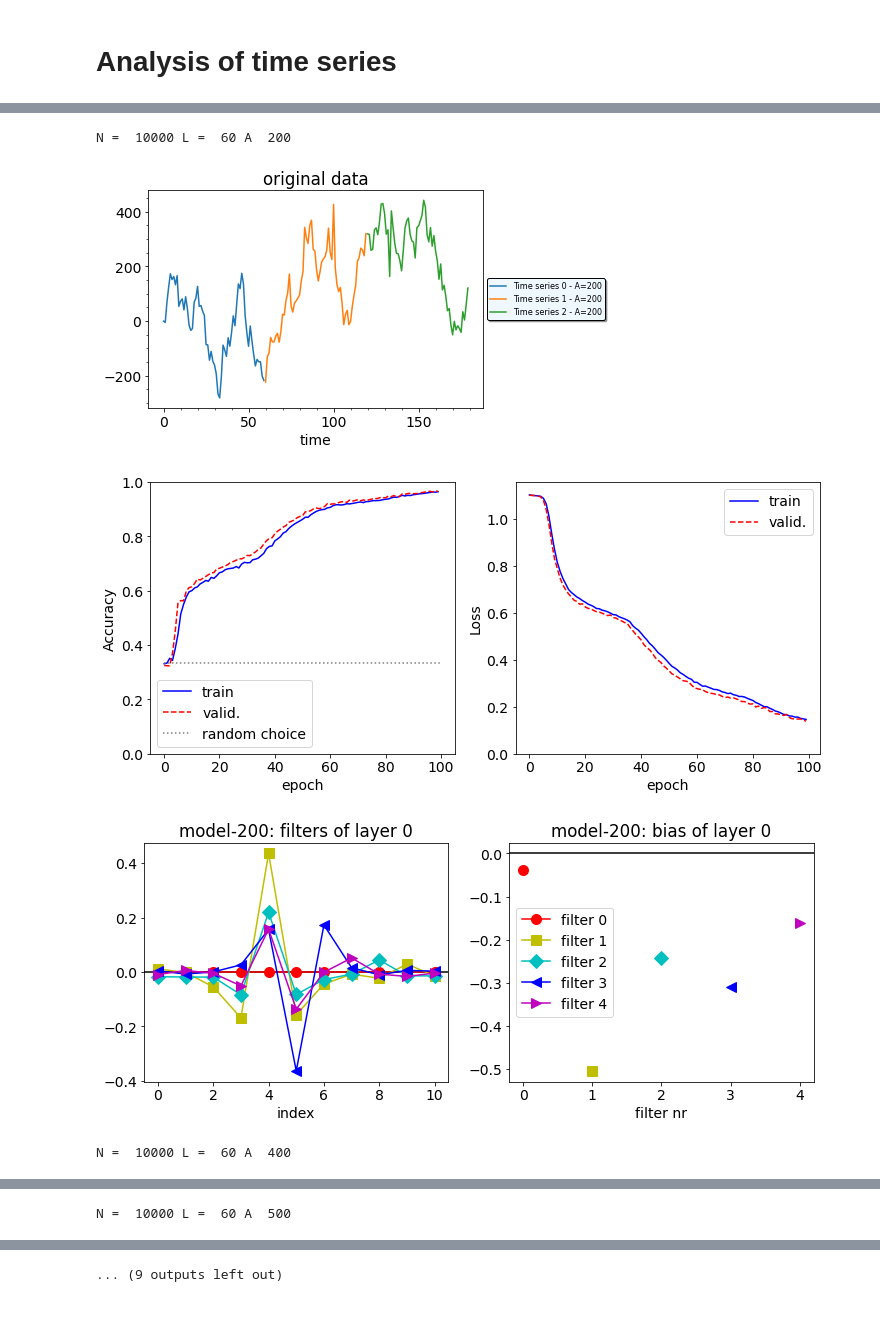
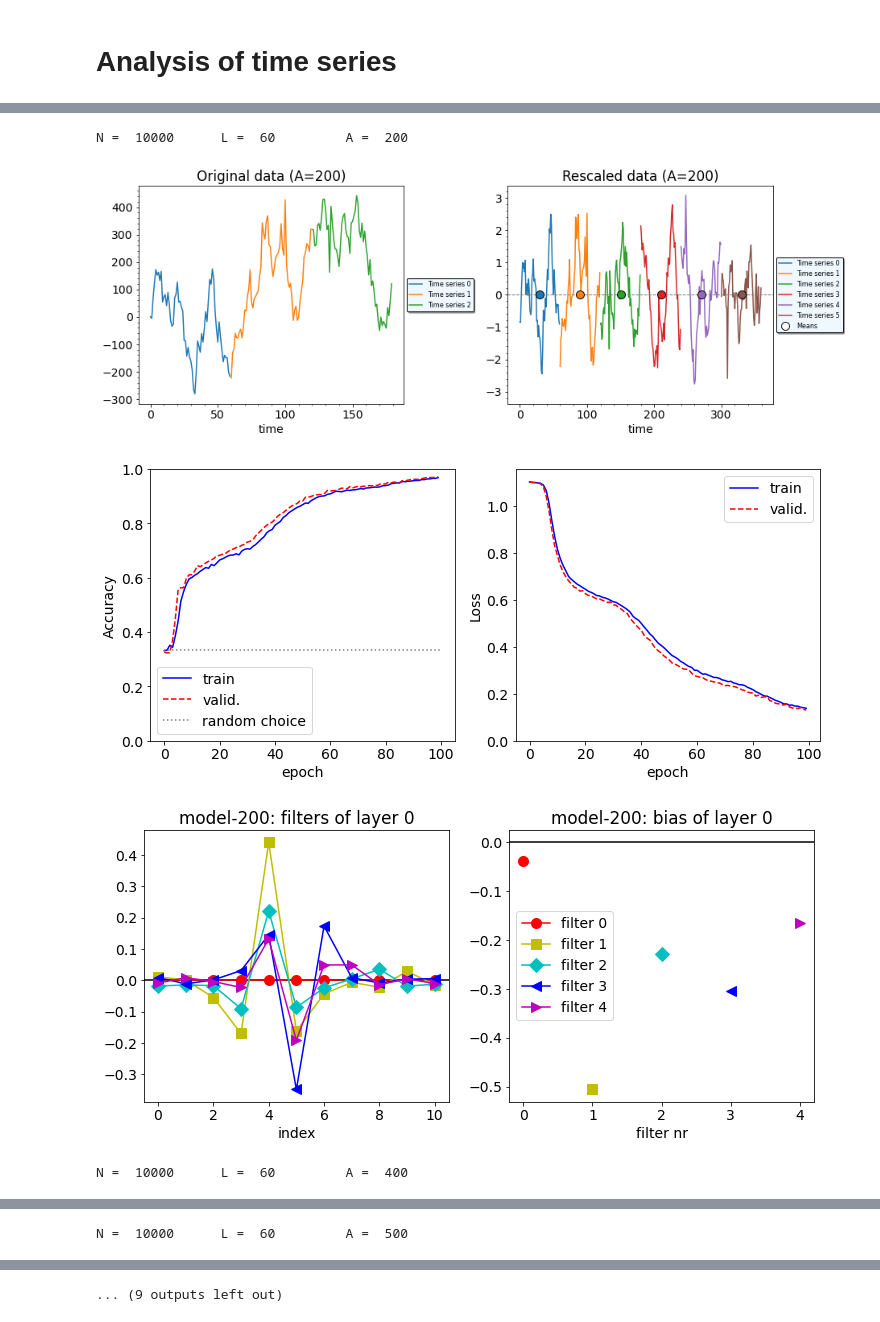
Before and after one commit to PaoloZinesi/ComputationalPhysics_modB, a Jupyter notebook: 03_CNN/analyze_time-series.ipynb, the cells around one changed output, grey strips where cells are left out. Saved outputs shown, nothing was run; the diff lists cells and outputs as text; code cells hidden in the pictures.

Commit message:
finished the graphs of the point 2, made some changes to plot.py, implemented last year model

```diff
--- a/03_CNN/analyze_time-series.ipynb
+++ b/03_CNN/analyze_time-series.ipynb
@@ -36,35 +36,50 @@ amp_vals = np.array([200, 400, 500, 600, 700])
 df= pd.DataFrame(columns=['Amplitude', 'Training loss', 'Test loss', 'Training Accuracy', 'Test Accuracy'])
 
 for amplitude in amp_vals:
+    # Read the corresponding data
     fnamex = f'DATA/x_ts_L60_Z12_A{int(amplitude)}_DX50_bias5_N10000.dat'
     fnamey = f'DATA/y_ts_L60_Z12_A{int(amplitude)}_DX50_bias5_N10000.dat'
 
     x = np.loadtxt(fnamex, delimiter=" ",dtype=float)
     N,L = len(x), len(x[0])
+    print('N = ', N, '\tL = ', L , '\tA = ', amplitude)
 
-    print('N = ', N, 'L = ', L , 'A ', amplitude)
-    Show_data(x,L,"Original data", nseries=3, show=True, A=amplitude)
+    # Plot the first 3 samples
+    fig, (ax0, ax1) = plt.subplots(1, 2, figsize=(12, 5))
+    Show_data(x,L, f"Original data (A={amplitude})", nseries=3, A=None, axis=ax0, show=False)
 
+    # Categories
     categ = np.loadtxt(fnamey, dtype=int)
     n_class = 3    # y.argmax() - y.argmin() +1
-    #print('data: ',N)
 
-    # convert y to an (N x n_class) matrix
+    # Convert y to an (N x n_class) matrix
+    # --> Directly pass to one hot encoding avoiding the for cycle
+    y =tf.keras.utils.to_categorical(categ, n_class)
 
-    # Directly pass to one hot encoding avoiding the for cycle
-    y =tf.keras.utils.to_categorical(categ, n_class)
-    # remove average value of each sample from its values
-    xm = x.mean(axis=1)
-    # subtract the mean avoiding the for cycle
+    # remove average value of each sample from its values (NON NECESSARY)
+    # xm = x.mean(axis=1)
 
-
-
-    # preprocessing
-    x_det = signal.detrend(x)
+    # Preprocessing
+    x_det = signal.detrend(x) # removes the tilt and centers the data
     x_det = x_det / np.std(x_det)
 
-    #Show_data(x,L,"Rescaled data", nseries=3, show=True, A=amplitude)
+    # Plot the first 6 samples
+    Show_data(x_det,L,f"Rescaled data (A={amplitude})", nseries=6, A=None, axis=ax1, show=False, dolegend=False)
+    ax1.axhline(0, c="gray", linestyle='--', linewidth=1)
+    low, high = plt.ylim()
+    bound = bound = max(abs(low), abs(high))
+    ax1.set_ylim(-bound, bound)
+    # with their mean
+    for i in range(6):
+        ax1.plot(L/2*(2*i+1), x_det[i].mean(), marker='o', markersize=10,
+                 markerfacecolor='C'+str(i), markeredgecolor='black')
+    ax1.plot([],[], marker='o', markersize=10, markerfacecolor='white', markeredgecolor='black',
+             label='Means', c='white')
+    ax1.legend(loc='center left', bbox_to_anchor=(1, 0.5),
+        shadow=True, framealpha=1, facecolor='aliceblue', edgecolor='black', prop={'size':8})
+    plt.show()
 
+    # Splitting into training and validation
     perc_train=0.8
     N_train = int(perc_train*N)
     x_train = x_det[:N_train]
@@ -85,23 +100,18 @@ for amplitude in amp_vals:
     input_shape = (L, 1)
 
 
-
-
-
-
-
-
-
+    # Regularizer and initializer
     reg = regularizers.l2(0.02)# ridge with lambda
     #reg regularizerts.l1(0.1)
     ini = keras.initializers.RandomNormal(mean=0., stddev=.05, seed=None)
 
+
+    # Model
     NCONV = 1
     NF = 5 # number of filters
 
     model = Sequential()
     if NCONV == 1:
-        #-----2----
         model.add(Conv1D(filters=NF, kernel_size=11, kernel_initializer=ini,
                         kernel_regularizer=reg, activation = 'relu',
                         input_shape=input_shape))
@@ -114,37 +124,39 @@ for amplitude in amp_vals:
         model.add(Dense(12, activation='relu'))
         model.add(Dropout(0.2))
 
     model.add(Dense(n_class, activation='softmax'))
 
+    # Compile the model
     opt= tf.keras.optimizers.Adam()
     model.compile(loss=keras.losses.categorical_crossentropy,
                 optimizer=opt, metrics=['accuracy'])
     BATCH_SIZE = 250
     EPOCHS = 100
 
 
-
+    # Fit the model
     fit = model.fit(x_train, y_train, batch_size=BATCH_SIZE,
                     epochs=EPOCHS,
                     validation_data=(x_val,y_val),
                     verbose=0, shuffle=True)
 
     eval_train = model.evaluate(x_train, y_train, batch_size=BATCH_SIZE, verbose=0)
     eval_test = model.evaluate(x_val, y_val, batch_size=BATCH_SIZE, verbose=0)
 
+    # Plot history, weights
     Show_history(fit)
     Show_weights(model,0,label="model"+str( - amplitude))
 
 
-
+    # Save metrics in pd Dataframe
     df = pd.concat([df, pd.DataFrame(data=[[amplitude, eval_train[0], eval_test[0], eval_train[1], eval_test[1]]],
                                      columns=df.columns)
                     ], ignore_index=True)
 
 display(df)
 # %% [output]
-N =  10000 L =  60 A  200
+N =  10000      L =  60         A =  200
-[figure, old version]
+[figure, new version]
 [figure]
-[figure, old version]
+[figure, new version]
-N =  10000 L =  60 A  400
+N =  10000      L =  60         A =  400
@@ -154 +166 @@ N =  10000 L =  60 A  400
-N =  10000 L =  60 A  500
+N =  10000      L =  60         A =  500
```
Also changed, not shown: parts of 21 cells of this notebook, 1 other file.
